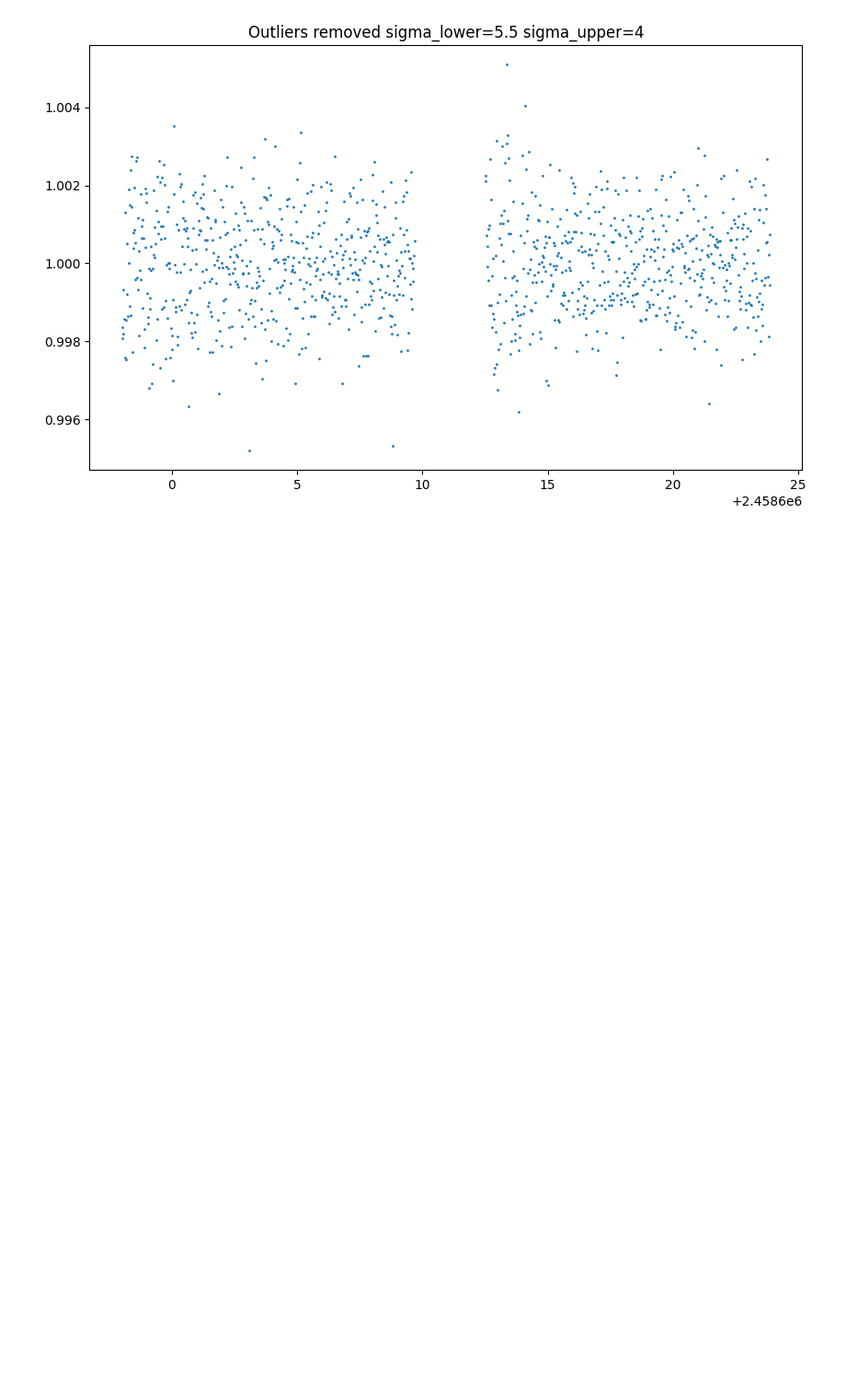
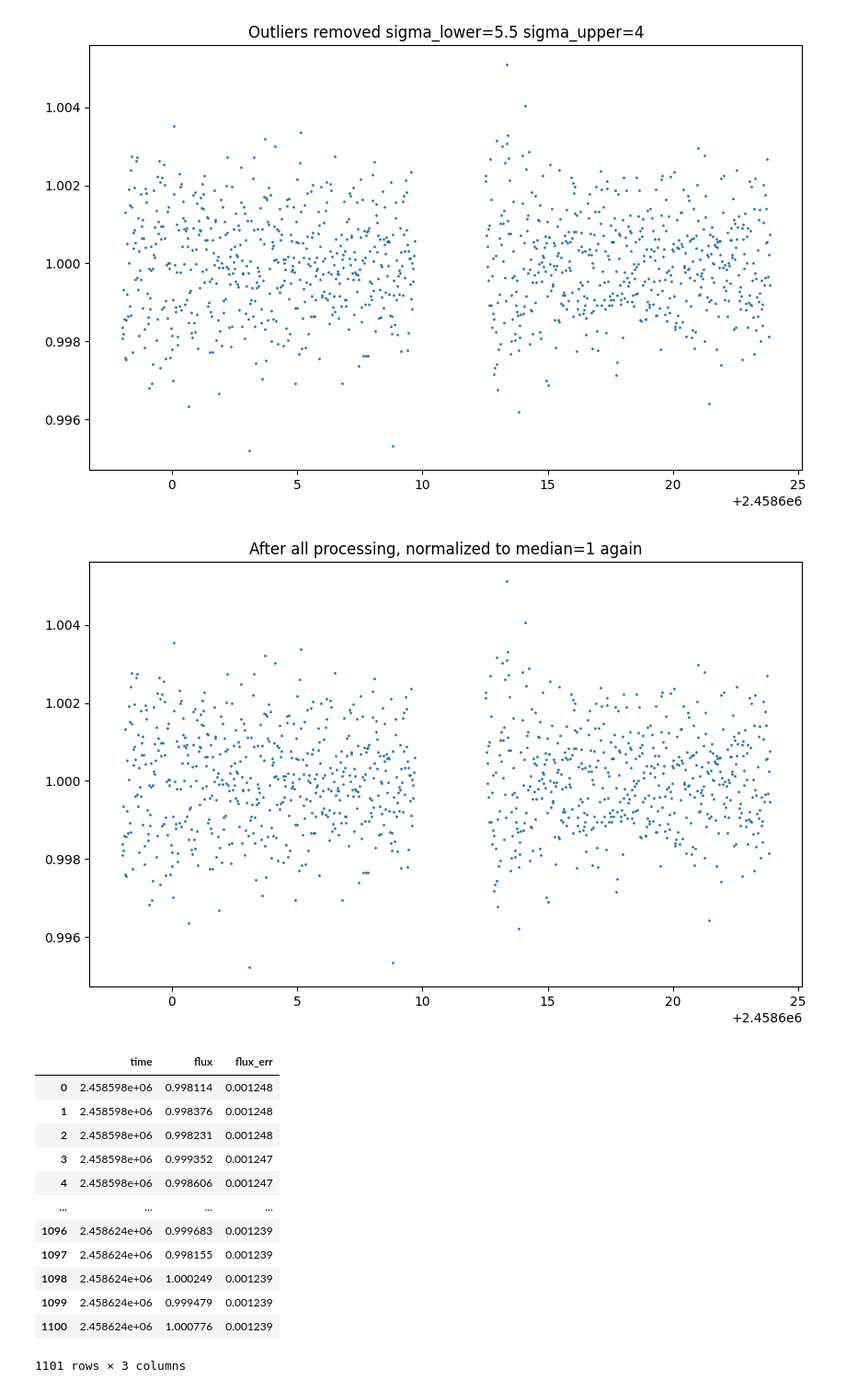
Before and after one commit to lichtgestalter/curvesimulator, a Jupyter notebook: evaluation/process_flux_data_nb2.ipynb, the cells around one changed output. Shown at 92% size. Saved outputs shown, nothing was run; the diff lists cells and outputs as text; code cells hidden in the pictures; blank space fills up the shorter version.

```diff
--- a/evaluation/process_flux_data_nb2.ipynb
+++ b/evaluation/process_flux_data_nb2.ipynb
@@ -65,3 +85,23 @@ plot_this(df4.time, [df4.flux], ["flux"], title=f"Outliers removed {sigma_lower=
 # df3
 # %% [output]
 [figure]
+# %%
+median = median_flux(df4)
+df5 = scale_flux(df4, 1/median)
+plot_this(df5.time, [df5.flux], ["flux"], title="After all processing, normalized to median=1 again")
+df5
+# %% [output]
+[figure, added]
+|  | time | flux | flux_err |
+| 0 | 2.458598e+06 | 0.998114 | 0.001248 |
+| 1 | 2.458598e+06 | 0.998376 | 0.001248 |
+| 2 | 2.458598e+06 | 0.998231 | 0.001248 |
+| 3 | 2.458598e+06 | 0.999352 | 0.001247 |
+| 4 | 2.458598e+06 | 0.998606 | 0.001247 |
+| ... | ... | ... | ... |
+| 1096 | 2.458624e+06 | 0.999683 | 0.001239 |
+| 1097 | 2.458624e+06 | 0.998155 | 0.001239 |
+| 1098 | 2.458624e+06 | 1.000249 | 0.001239 |
+| 1099 | 2.458624e+06 | 0.999479 | 0.001239 |
+| 1100 | 2.458624e+06 | 1.000776 | 0.001239 |
+1101 rows × 3 columns
```
Also changed, not shown: parts of 5 cells of this notebook, 1 other file.
